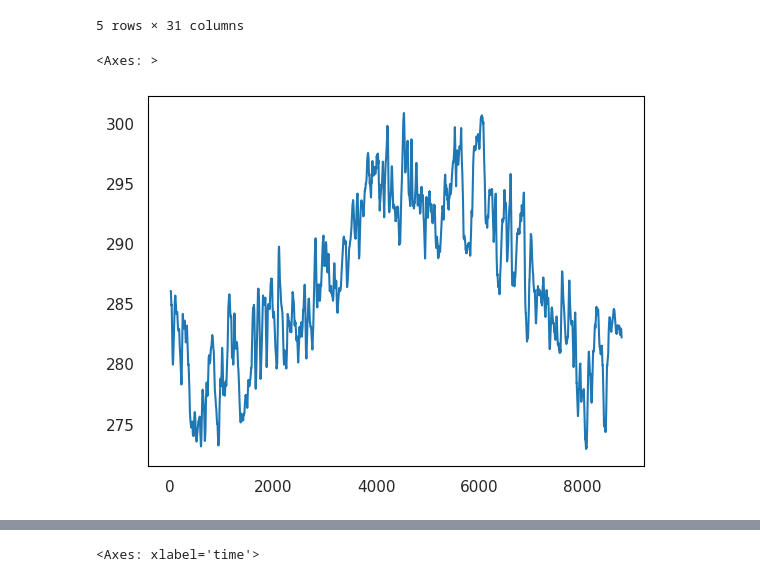
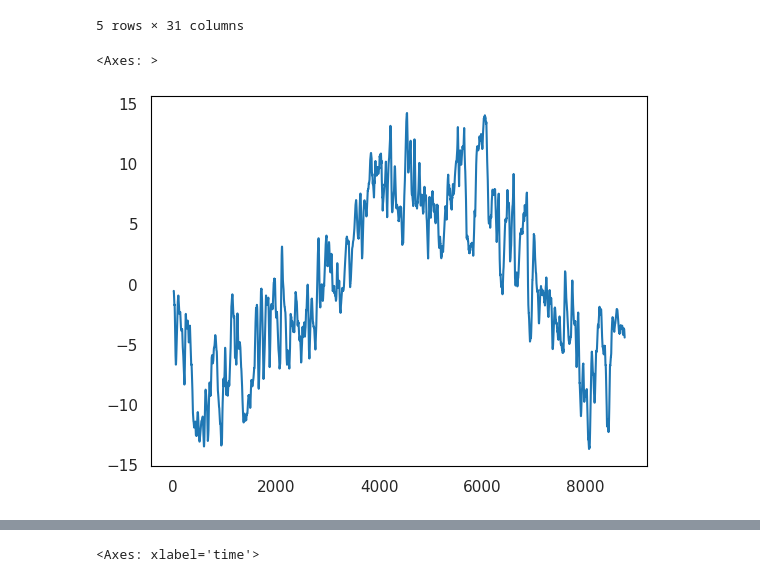
Before and after one commit to sylvaingchassang/generous_dynamic_contracting, a Jupyter notebook: gdc/notebooks/data_overview.ipynb, the cells around one changed output, grey strips where cells are left out. Drawn from its saved outputs; the diff is of its cells as text; code cells hidden in the pictures.

```diff
--- a/gdc/notebooks/data_overview.ipynb
+++ b/gdc/notebooks/data_overview.ipynb
@@ -81,7 +87,9 @@ df_temp.head()
 | 4 | 2023-01-01 04:00:00 | 280.549988 | 287.049988 | 287.350006 | 287.049988 | 65.0 | 65.0 | 61.0 | 210.0 | 6.1 | ... | ... |
 5 rows × 31 columns
 # %%
-df_temp['ta'].rolling(24).mean().plot()
+mean_df_temp = df_temp['ta'].rolling(24).mean()
+mean_df_temp = mean_df_temp -mean_df_temp.mean()
+mean_df_temp.plot()
 # %% [output]
 <Axes: >
-[figure, old version]
+[figure, new version]
```
Also changed, not shown: parts of 19 cells of this notebook.
